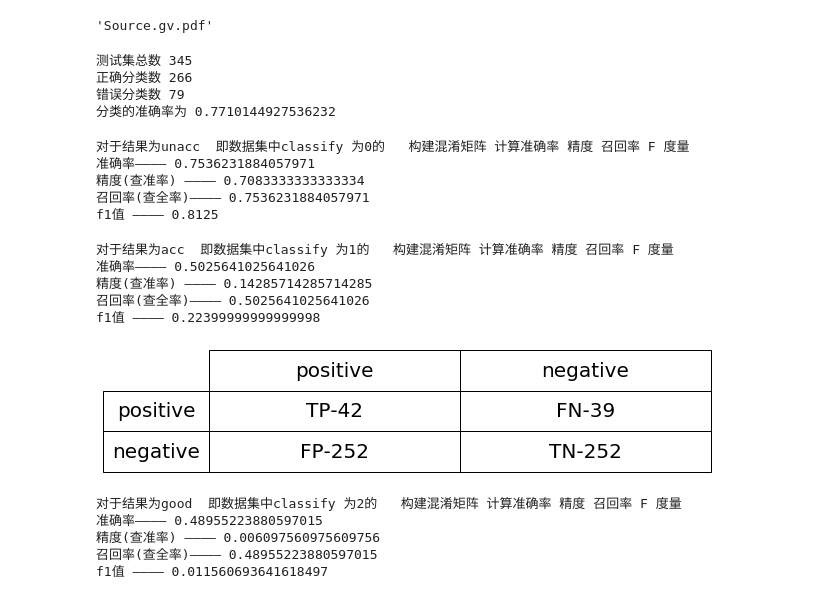
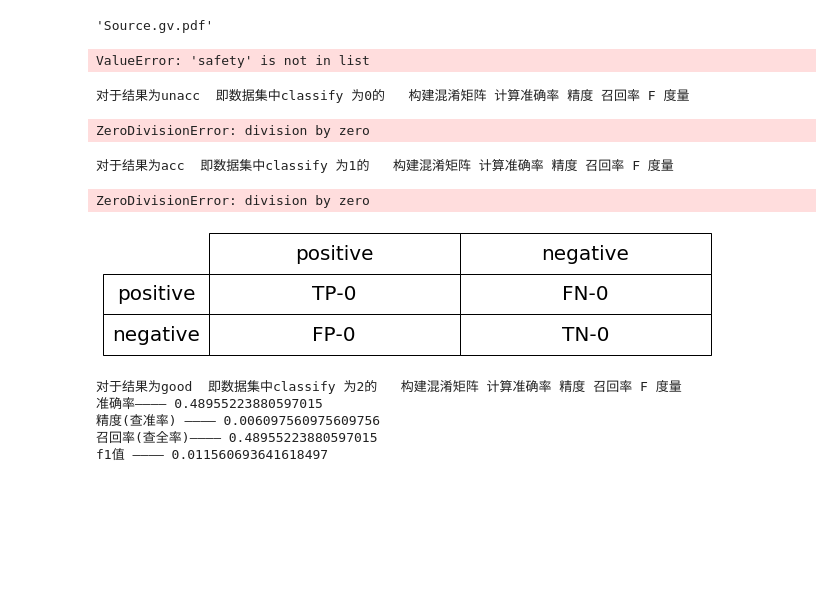
Before and after one commit to ccclll777/dataMining, a Jupyter notebook: Experiment1/DecisionTreePostPruning.ipynb, the cells around one changed output. Saved outputs shown, nothing was run; the diff lists cells and outputs as text; code cells hidden in the pictures; blank space fills up the shorter version.

```diff
--- a/Experiment1/DecisionTreePostPruning.ipynb
+++ b/Experiment1/DecisionTreePostPruning.ipynb
@@ -259,30 +265,36 @@ def loadTree(filename):
 
 #使用决策树执行分类，返回分类结果
 
-tree = loadTree('data/dataTree_4.txt')
+tree = loadTree('Experiment1/data/dataTree_4.txt')
+from Experiment1.lolviz import lolviz
+g = lolviz.objviz(tree)
+g.view() # render and show graphviz.files.Source object
+# %% [output]
+'Source.gv.pdf'
-# %%
-
-#打开文件取出决策树
-def loadTree(filename):
-    import pickle
-    fr = open(filename, 'rb')
-    return pickle.load(fr)
-
-#使用决策树执行分类，返回分类结果
-
-tree = loadTree('data/dataTree_4.txt')
-from lolviz import lolviz
-g = lolviz.objviz(tree)
-g.view() # render and show graphviz.files.Source object
-# %% [output]
-'Source.gv.pdf'
 # %%
 #打开文件取出决策树
 def loadTree(filename):
     import pickle
     fr = open(filename, 'rb')
     return pickle.load(fr)
-tree = loadTree('data/dataTree_4.txt')
+def classify(tree2, label, testVec):  # label为特征的标签值；testVec为测试数据，即所有特征的具体值构成的向量
+    firstFeat = ''  # 取出tree的第一个键
+    for i in tree2.keys():
+        firstFeat = i
+        break
+
+    secondDict = tree2[firstFeat]  # 取出tree第一个键的值，即tree的第二个字典（包含关系）
+    labelIndex = label.index(firstFeat)  # 得到第一个特征firstFeat在标签label中的索引
+    classLabel = ''
+    for key in secondDict.keys():  # 遍历第二个字典的键
+        if testVec[labelIndex] == key:  # 如果第一个特征的测试值与第二个字典的键相等时
+            if type(secondDict[key]).__name__ == 'dict':  # 如果第二个字典的值还是一个字典，说明分类还没结束，递归执行classify函数
+                classLabel = classify(secondDict[key], label, testVec)  # 递归函数中只有输入的第一个参数不同，不断向字典内层渗入
+            else:
+                classLabel = secondDict[key]  # 最后将得到的分类值赋给classLabel输出
+    return classLabel
+
+tree = loadTree('Experiment1/data/dataTree_4.txt')
 pos_count = 0#正确分类数量
 neg_count = 0 #错误分类数量
 classify_result_list = [] #存储分类结果
@@ -300,10 +312,7 @@ print('正确分类数',pos_count)
 print('错误分类数',neg_count)
 print('分类的准确率为',pos_count/len(test_list))
 # %% [output]
-测试集总数 345
-正确分类数 266
-错误分类数 79
-分类的准确率为 0.7710144927536232
+ValueError: 'safety' is not in list
 # %%
 #对于结果为unacc  classify 为0  构建混淆矩阵 计算准确率 精度 召回率 F 度量
 print('对于结果为unacc  即数据集中classify 为0的   构建混淆矩阵 计算准确率 精度 召回率 F 度量')
@@ -313,13 +322,13 @@ tp, fp, fn, tn = 0, 0, 0, 0
 #fn 为预测结果为1，2，3 且真实为0的数据     将一个正例错误判断为反例
 #tn 为预测结果为1，2，3 且真实为1，2，3的数据   将一个反例正确判断为反例
 for i in range(0,len(classify_result_list)):
-    if test_list[i][6] == '0' and  classify_result_list[i] == '0':
+    if test_list[i][6] == 'unacc' and  classify_result_list[i] == 'unacc':
         tp += 1
-    if test_list[i][6] == '0' and  classify_result_list[i] != '0':
+    if test_list[i][6] == 'unacc' and  classify_result_list[i] != 'unacc':
         fn += 1
-    if test_list[i][6] != '0' and  classify_result_list[i] != '0':
+    if test_list[i][6] != 'unacc' and  classify_result_list[i] != 'unacc':
         fp += 1
-    if test_list[i][6] != '0' and  classify_result_list[i] != '0':
+    if test_list[i][6] != 'unacc' and  classify_result_list[i] != 'unacc':
         tn += 1
 
 
@@ -360,10 +369,7 @@ f1 = (2*precision*recall) / (precision+recall)
 print('f1值 ————',f1)
 # %% [output]
 对于结果为unacc  即数据集中classify 为0的   构建混淆矩阵 计算准确率 精度 召回率 F 度量
-准确率———— 0.7536231884057971
-精度(查准率) ———— 0.7083333333333334
-召回率(查全率)———— 0.7536231884057971
-f1值 ———— 0.8125
+ZeroDivisionError: division by zero
 # %%
 #对于结果为acc  classify 为1  构建混淆矩阵 计算准确率 精度 召回率 F 度量
 print('对于结果为acc  即数据集中classify 为1的   构建混淆矩阵 计算准确率 精度 召回率 F 度量')
@@ -373,13 +379,13 @@ tp, fp, fn, tn = 0, 0, 0, 0
 #fn 为预测结果为0，2，3 且真实为1的数据     将一个正例错误判断为反例
 #tn 为预测结果为0，2，3 且真实为0，2，3的数据   将一个反例正确判断为反例
 for i in range(0,len(classify_result_list)):
-    if test_list[i][6] == '1' and  classify_result_list[i] == '1':
+    if test_list[i][6] == 'unacc' and  classify_result_list[i] == 'unacc':
         tp += 1
-    if test_list[i][6] == '1' and  classify_result_list[i] != '1':
+    if test_list[i][6] == 'unacc' and  classify_result_list[i] != 'unacc':
         fn += 1
-    if test_list[i][6] != '1' and  classify_result_list[i] != '1':
+    if test_list[i][6] != 'unacc' and  classify_result_list[i] != 'unacc':
         fp += 1
-    if test_list[i][6] != '1' and  classify_result_list[i] != '1':
+    if test_list[i][6] != 'unacc' and  classify_result_list[i] != 'unacc':
         tn += 1
 
 
@@ -393,38 +399,35 @@ figC, figR = 2.25*C, R
 fig = plt.figure(figsize=(figC, figR))
 ax = fig.add_subplot(111, frameon=True, xticks=[], yticks=[])
 ax.spines['top'].set_visible(False)
 ax.spines['right'].set_visible(False)
 ax.spines['bottom'].set_visible(False)
 ax.spines['left'].set_visible(False)
 
 table_vals = [['TP-'+str(tp),'FN-'+str(fn)],['FP-'+str(fp),'TN-'+str(tn)]]
 my_table = plt.table(cellText=table_vals, rowLabels=row_labels,
                      colLabels=col_labels,
                      rowLoc='center', loc='center',cellLoc='center')
 my_table.set_fontsize(20)
 
     # 伸缩表格大小常数
 my_table.scale(figR/R*2 ,figC/C*1.5)
 #准确率   分类正确的样本数占样本总数的比例
 accuracy = (tp + tn) / (tp + tn + fp + fn)
 print('准确率————',accuracy)
 
 #精度   预测为正例的样本中真正为正例的比例：
 precision = (tp) / (tp+fp)
 print('精度(查准率) ————',precision)
 #召回率  真正为正例的样本中正确预测为正例的比例：
 recall = (tp) / (tp+fn)
 print('召回率(查全率)————',accuracy)
 #f值
 f1 = (2*precision*recall) / (precision+recall)
 print('f1值 ————',f1)
 # %% [output]
 对于结果为acc  即数据集中classify 为1的   构建混淆矩阵 计算准确率 精度 召回率 F 度量
-准确率———— 0.5025641025641026
-精度(查准率) ———— 0.14285714285714285
-召回率(查全率)———— 0.5025641025641026
-f1值 ———— 0.22399999999999998
+ZeroDivisionError: division by zero
-[figure, old version]
+[figure, new version]
 # %%
 #对于结果为good  classify 为2  构建混淆矩阵 计算准确率 精度 召回率 F 度量
 print('对于结果为good  即数据集中classify 为2的   构建混淆矩阵 计算准确率 精度 召回率 F 度量')
```
Also changed, not shown: parts of 1 cell of this notebook, 25 other files.
